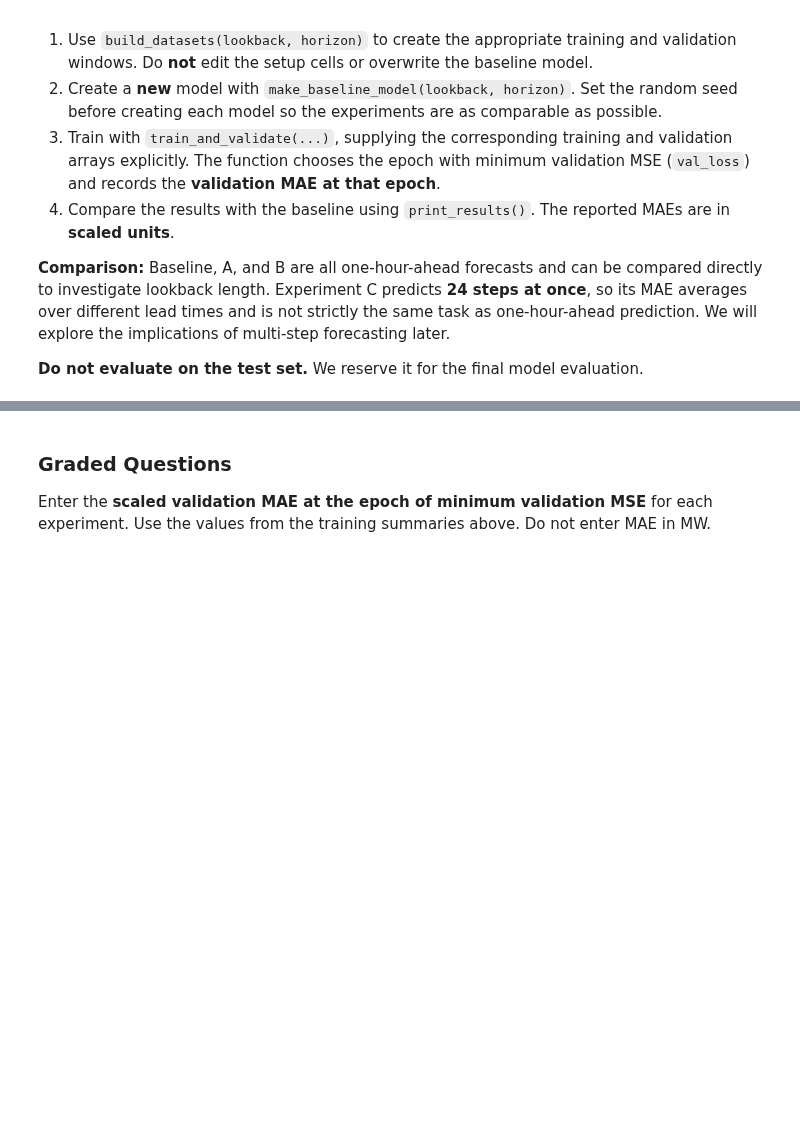
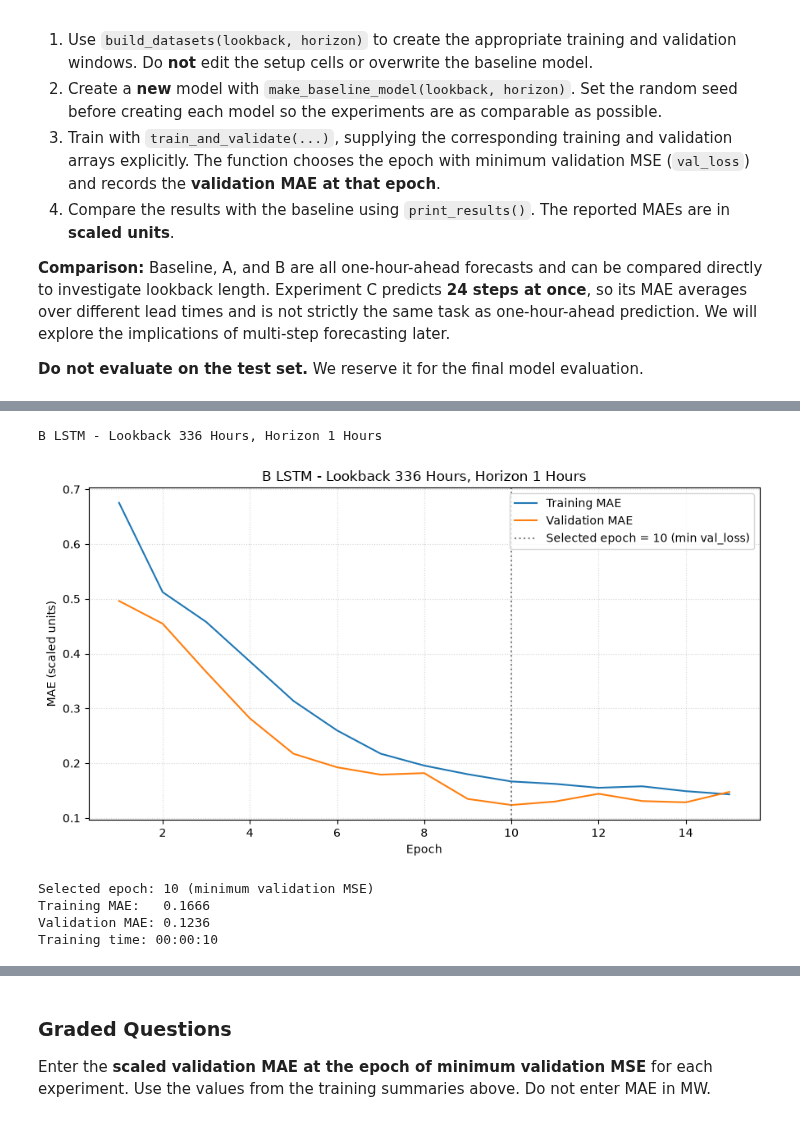
Before and after one commit to aidandig/DX703-HW, a Jupyter notebook: Homework_08.ipynb, the cells around one changed output, grey strips where cells are left out. Drawn from its saved outputs; the diff is of its cells as text; code cells hidden in the pictures; blank space fills up the shorter version.

```diff
--- a/Homework_08.ipynb
+++ b/Homework_08.ipynb
@@ -699,0 +726,20 @@ For each of **A, B, and C**:
+# %%
+# B configuration
+lookback = 24 * 14
+horizon = 1
+X_train, y_train, X_val, y_val, X_test, y_test = build_datasets(lookback, horizon)
+
+# Establish reproducible baseline initialization
+tf.keras.utils.set_random_seed(random_seed)
+B_model = make_baseline_model(lookback, horizon)
+
+# Preserve baseline configuration and datasets
+B_lookback = lookback
+B_horizon = horizon
+B_X_val, B_y_val = X_val, y_val
+B_X_test, B_y_test = X_test, y_test
+
+B_history, B_info = train_and_validate(
+    B_model, title=f"B LSTM - Lookback {lookback} Hours, Horizon {horizon} Hours", verbose=0, return_history=True
+)
+# %% [output]
@@ -699,0 +747,6 @@ For each of **A, B, and C**:
+B LSTM - Lookback 336 Hours, Horizon 1 Hours
+[figure, added]
+Selected epoch: 10 (minimum validation MSE)
+Training MAE:   0.1666
+Validation MAE: 0.1236
+Training time: 00:00:10
```
Also changed, not shown: parts of 10 cells of this notebook.
